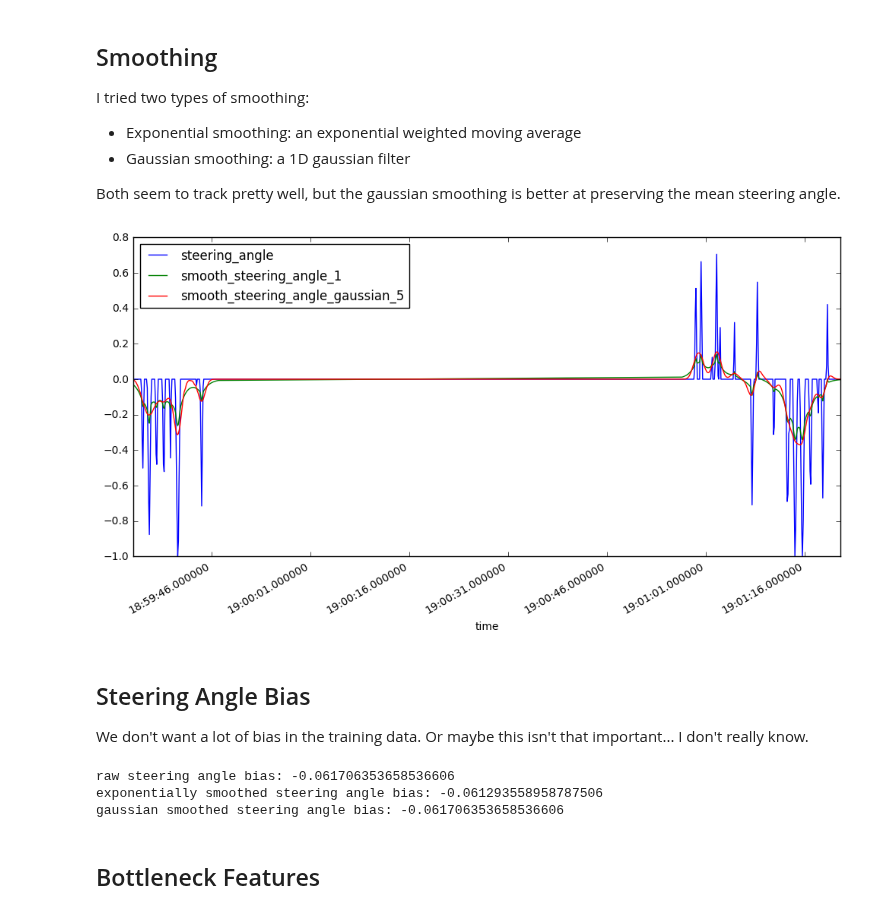
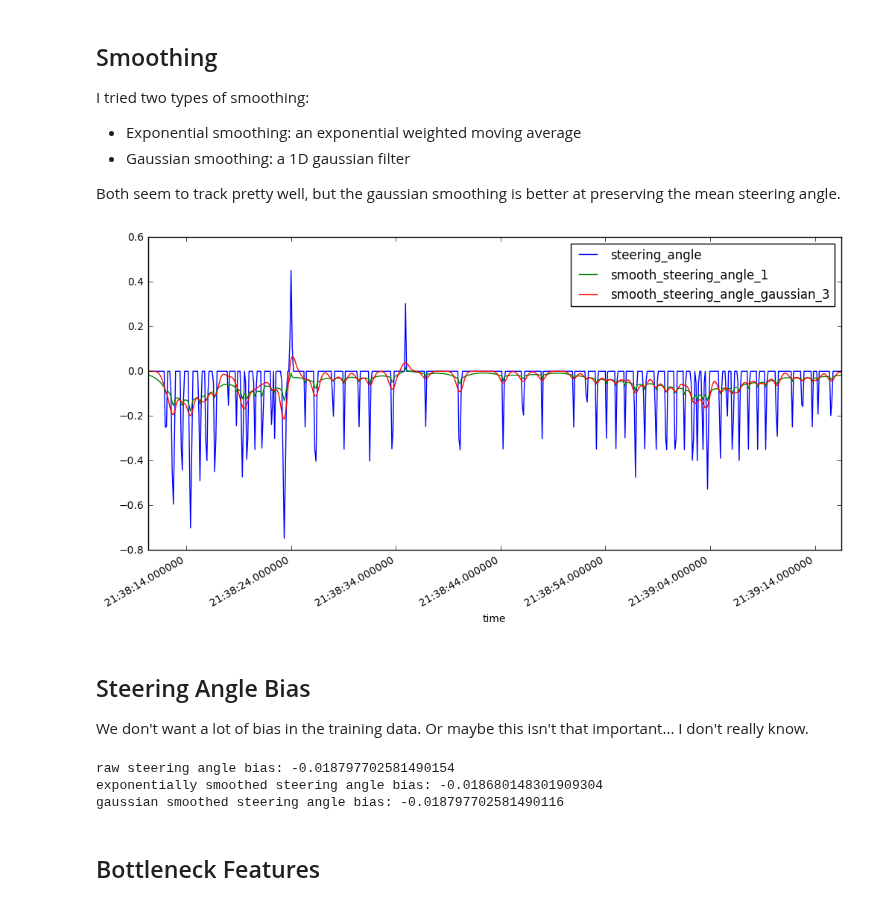
Before and after one commit to jdleesmiller/carnd-cloning, a Jupyter notebook: README.ipynb, the cells around one changed output. Cells and saved outputs as stored; diff of their text form; code cells hidden in the pictures.

```diff
--- a/README.ipynb
+++ b/README.ipynb
@@ -44,8 +61,8 @@ model_io.load_base_model().summary()
 - Bottleneck the features to make training reasonably fast.
 # %%
 log = pd.concat([
-    preprocess.run('data/ccw_short_1'),
-    preprocess.run('data/cw_short_1')
+    preprocess.run('data/ccw_1'),
+    preprocess.run('data/cw_1')
 ])
 print(log.head())
 # %% [output]
@@ -77,13 +94,13 @@ I tried two types of smoothing:
 Both seem to track pretty well, but the gaussian smoothing is better at preserving the mean steering angle.
 # %%
 def plot_smooth_steering_angle():
-    df = log[['time', 'steering_angle', 'smooth_steering_angle_1', 'smooth_steering_angle_gaussian_5']]
+    df = log[['time', 'steering_angle', 'smooth_steering_angle_1', 'smooth_steering_angle_gaussian_3']]
     df = df[:600]
     df = df.set_index(['time'])
     df.plot(figsize=(12, 6))
 plot_smooth_steering_angle()
 # %% [output]
-[figure, old version]
+[figure, new version]
 # %% [markdown]
 ## Steering Angle Bias
 
@@ -93,9 +110,9 @@ print('raw steering angle bias:', np.mean(log['steering_angle']))
 print('exponentially smoothed steering angle bias:', np.mean(log['smooth_steering_angle_1']))
 print('gaussian smoothed steering angle bias:', np.mean(log['smooth_steering_angle_gaussian_5']))
 # %% [output]
-raw steering angle bias: -0.061706353658536606
-exponentially smoothed steering angle bias: -0.061293558958787506
-gaussian smoothed steering angle bias: -0.061706353658536606
+raw steering angle bias: -0.018797702581490154
+exponentially smoothed steering angle bias: -0.018680148301909304
+gaussian smoothed steering angle bias: -0.018797702581490116
 # %% [markdown]
 ## Bottleneck Features
 # %%
```
Also changed, not shown: parts of 13 cells of this notebook, 3 other files.
